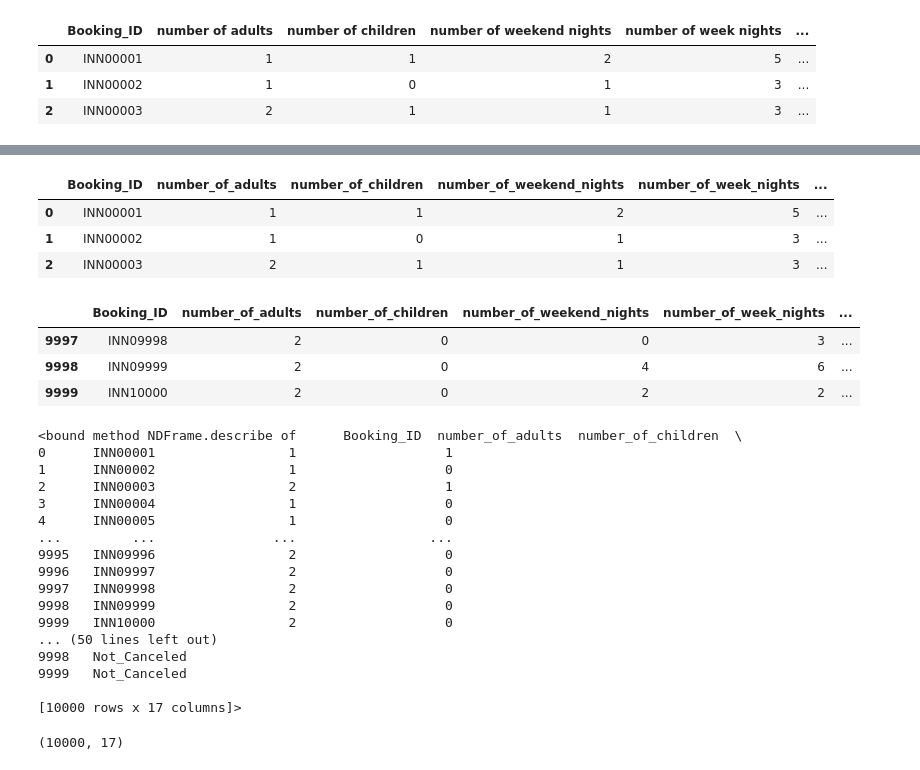
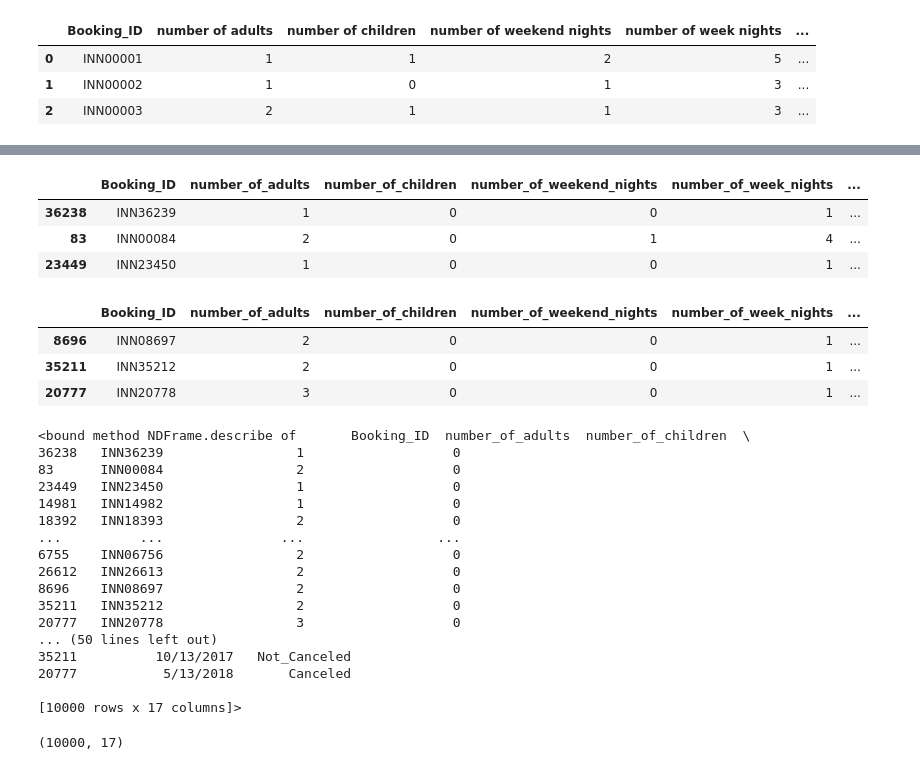
Before and after one commit to jishan900/Hotel-Booking-Cancellation-Prediction-Using-Bayesian-Modeling, a Jupyter notebook: Initial.ipynb, the cells around one changed output, grey strips where cells are left out. Drawn from its saved outputs; the diff is of its cells as text; code cells hidden in the pictures.

```diff
--- a/Initial.ipynb
+++ b/Initial.ipynb
@@ -9,7 +9,7 @@ from sklearn.ensemble import RandomForestClassifier
 from sklearn.metrics import accuracy_score, classification_report
 import pymc3 as pm
 # %%
-df = pd.read_csv('D:/Germany/Study Files-TUD/TU Dortmund/--------Semester-8-Winter Term--------2023-2024/Applied Bayesian Data Analysis/Project/booking.csv')
+df = pd.read_csv('D:/Germany/Study Files-TUD/TU Dortmund/--------Semester-8-Winter Term--------2023-2024/Applied Bayesian Data Analysis/Project/booking_original.csv')
 # %%
 df.head(3)
 # %% [output]
@@ -17,3 +17,9 @@ df.head(3)
 | 0 | INN00001 | 1 | 1 | 2 | 5 | ... |
 | 1 | INN00002 | 1 | 0 | 1 | 3 | ... |
 | 2 | INN00003 | 2 | 1 | 1 | 3 | ... |
+# %%
+# Perform random sampling of 10,000 observations
+df1 = df.sample(n=10000, random_state=42)  # Use a specific random_state for reproducibility
+
+# Display the resulting DataFrame
+print(df1)
@@ -20,41 +44,41 @@ df.head(3)
 # %%
-df.rename(columns={'Booking_ID':'Booking_ID','number of adults':'number_of_adults', 'number of children':'number_of_children',
+df1.rename(columns={'Booking_ID':'Booking_ID','number of adults':'number_of_adults', 'number of children':'number_of_children',
                    'number of weekend nights':'number_of_weekend_nights', 'number of week nights':'number_of_week_nights',
                    'type of meal':'type_of_meal','car parking space':'car_parking_space', 'room type':'room_type',
                    'lead time':'lead_time', 'market segment type':'market_segment_type','number of adults':'number_of_adults', 'average price':'average_price','special requests':'special_requests',
                   'date of reservation':'date_of_reservation','booking status':'booking_status'}, inplace=True)
 # %%
-df.head(3)
+df1.head(3)
 # %% [output]
 |  | Booking_ID | number_of_adults | number_of_children | number_of_weekend_nights | number_of_week_nights | ... |
-| 0 | INN00001 | 1 | 1 | 2 | 5 | ... |
-| 1 | INN00002 | 1 | 0 | 1 | 3 | ... |
-| 2 | INN00003 | 2 | 1 | 1 | 3 | ... |
+| 36238 | INN36239 | 1 | 0 | 0 | 1 | ... |
+| 83 | INN00084 | 2 | 0 | 1 | 4 | ... |
+| 23449 | INN23450 | 1 | 0 | 0 | 1 | ... |
 # %%
-df.tail(3)
+df1.tail(3)
 # %% [output]
 |  | Booking_ID | number_of_adults | number_of_children | number_of_weekend_nights | number_of_week_nights | ... |
-| 9997 | INN09998 | 2 | 0 | 0 | 3 | ... |
-| 9998 | INN09999 | 2 | 0 | 4 | 6 | ... |
-| 9999 | INN10000 | 2 | 0 | 2 | 2 | ... |
+| 8696 | INN08697 | 2 | 0 | 0 | 1 | ... |
+| 35211 | INN35212 | 2 | 0 | 0 | 1 | ... |
+| 20777 | INN20778 | 3 | 0 | 0 | 1 | ... |
 # %%
-df.describe
+df1.describe
 # %% [output]
-<bound method NDFrame.describe of      Booking_ID  number_of_adults  number_of_children  \
-0      INN00001                 1                   1
-1      INN00002                 1                   0
-2      INN00003                 2                   1
-3      INN00004                 1                   0
-4      INN00005                 1                   0
-...         ...               ...                 ...
-9995   INN09996                 2                   0
-9996   INN09997                 2                   0
-9997   INN09998                 2                   0
-9998   INN09999                 2                   0
-9999   INN10000                 2                   0
+<bound method NDFrame.describe of       Booking_ID  number_of_adults  number_of_children  \
+36238   INN36239                 1                   0
+83      INN00084                 2                   0
+23449   INN23450                 1                   0
+14981   INN14982                 1                   0
+18392   INN18393                 2                   0
+...          ...               ...                 ...
+6755    INN06756                 2                   0
+26612   INN26613                 2                   0
+8696    INN08697                 2                   0
+35211   INN35212                 2                   0
+20777   INN20778                 3                   0
 ... (50 lines left out)
-9998   Not_Canceled
-9999   Not_Canceled
+35211          10/13/2017   Not_Canceled
+20777           5/13/2018       Canceled
 
 [10000 rows x 17 columns]>
 # %%
```
Also changed, not shown: parts of 27 cells of this notebook.
